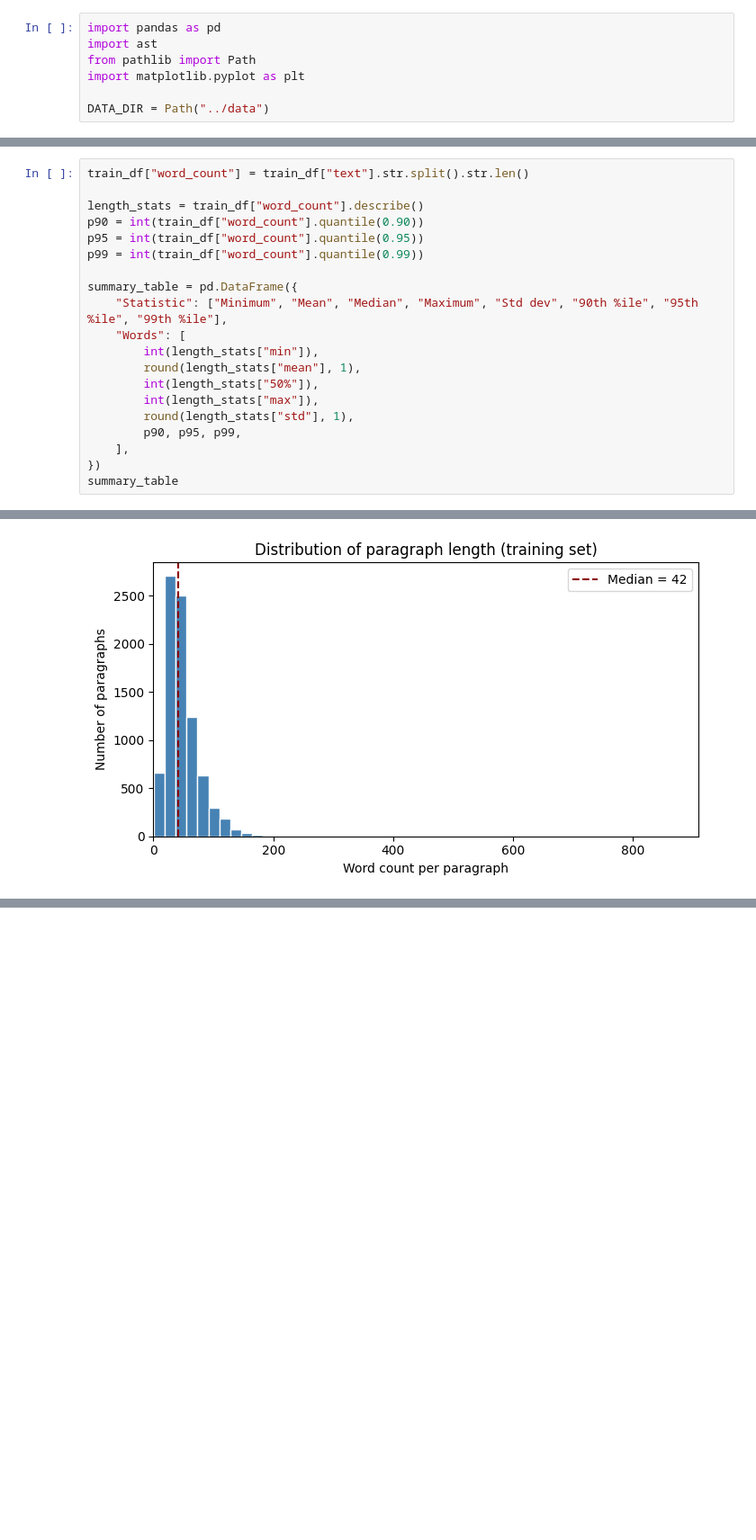
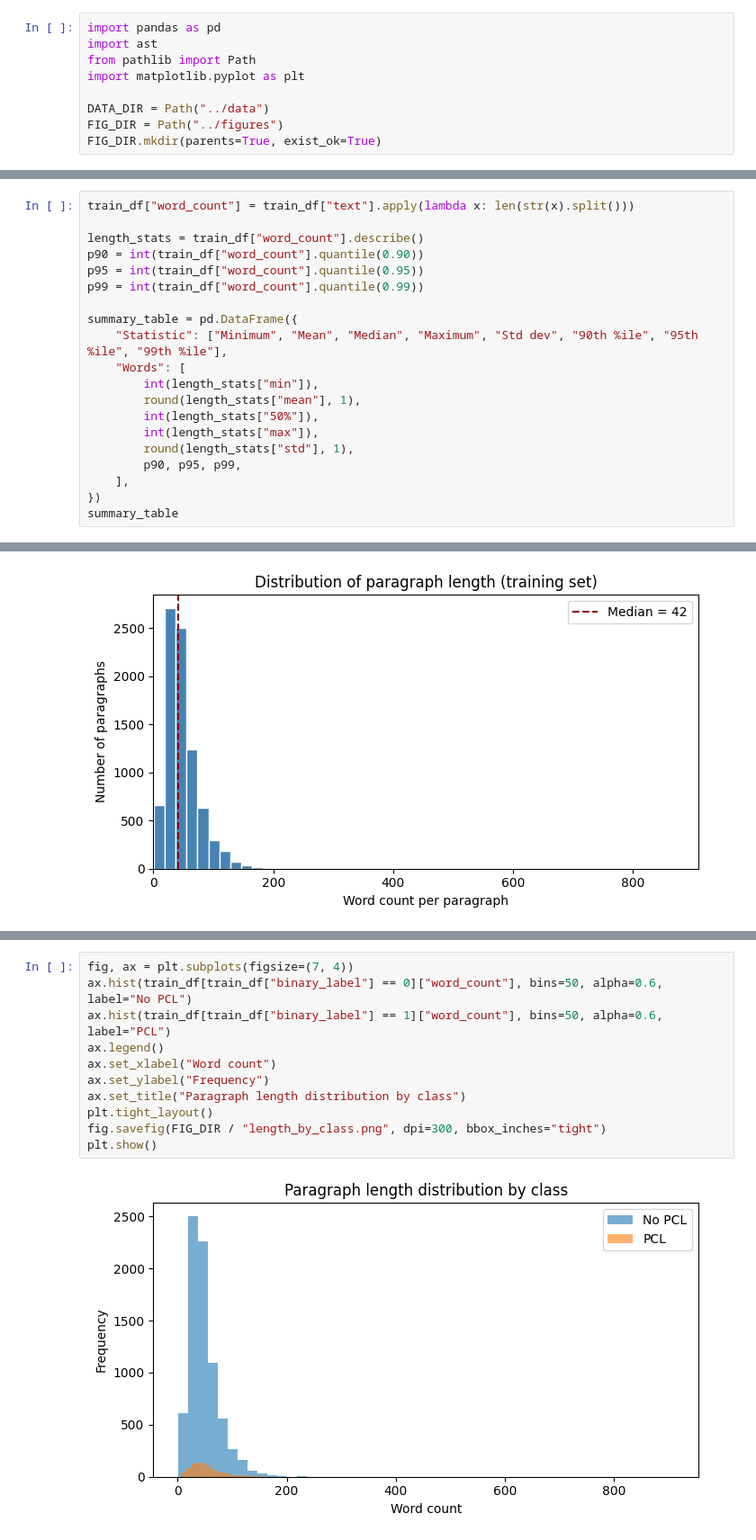
Before and after one commit to willlbarton/nlp_coursework, a Jupyter notebook: notebooks/01_eda.ipynb, the cells around one changed output, grey strips where cells are left out. Shown at 90% size. Cells and saved outputs as stored; diff of their text form; blank space fills up the shorter version.

```diff
--- a/notebooks/01_eda.ipynb
+++ b/notebooks/01_eda.ipynb
@@ -7,6 +7,8 @@ from pathlib import Path
 import matplotlib.pyplot as plt
 
 DATA_DIR = Path("../data")
+FIG_DIR = Path("../figures")
+FIG_DIR.mkdir(parents=True, exist_ok=True)
 # %%
 pcl = pd.read_csv(
     DATA_DIR / "dontpatronizeme_pcl.tsv",
@@ -101,7 +117,7 @@ Because the coursework evaluates positive-class F1, this imbalance motivates usi
 
 We measure paragraph length in words to inform maximum sequence length for a transformer and the risk of truncation. We use word count rather than token count as word count is a close proxy and avoids tokeniser dependency.
 # %%
-train_df["word_count"] = train_df["text"].str.split().str.len()
+train_df["word_count"] = train_df["text"].apply(lambda x: len(str(x).split()))
 
 length_stats = train_df["word_count"].describe()
 p90 = int(train_df["word_count"].quantile(0.90))
@@ -160,3 +184,16 @@ plt.show()
+# %%
+fig, ax = plt.subplots(figsize=(7, 4))
+ax.hist(train_df[train_df["binary_label"] == 0]["word_count"], bins=50, alpha=0.6, label="No PCL")
+ax.hist(train_df[train_df["binary_label"] == 1]["word_count"], bins=50, alpha=0.6, label="PCL")
+ax.legend()
+ax.set_xlabel("Word count")
+ax.set_ylabel("Frequency")
+ax.set_title("Paragraph length distribution by class")
+plt.tight_layout()
+fig.savefig(FIG_DIR / "length_by_class.png", dpi=300, bbox_inches="tight")
+plt.show()
+# %% [output]
+[figure, added]
 # %% [markdown]
 **Analysis:** The histograms are strongly right-skewed. Most paragraphs are short: the median is 42 words and the peak (mode) is in the 35–45 word range—the tallest bars sit just before and after the 40-word mark. Frequency drops off quickly as word count increases; beyond about 200 words there are very few paragraphs, and the distribution effectively ends by 300–400 words. The long tail extends to the maximum (909 words), so the full-range plot has a large empty region on the right. The second plot limits the x-axis to the 95th percentile (102 words) with equal-width bins so the main body of the distribution is visible without that empty tail.
 
```
Also changed, not shown: parts of 6 cells of this notebook, 3 other files.
